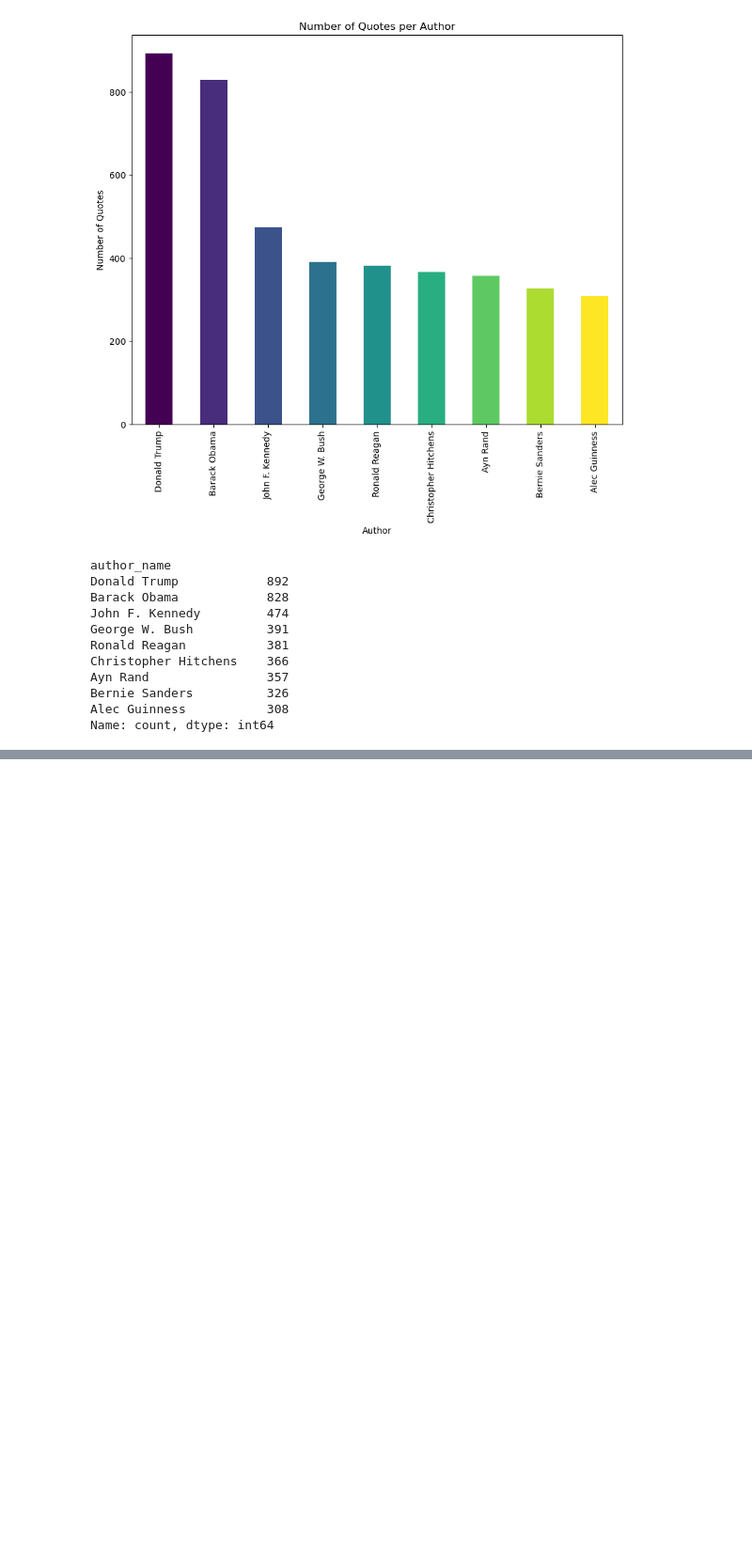
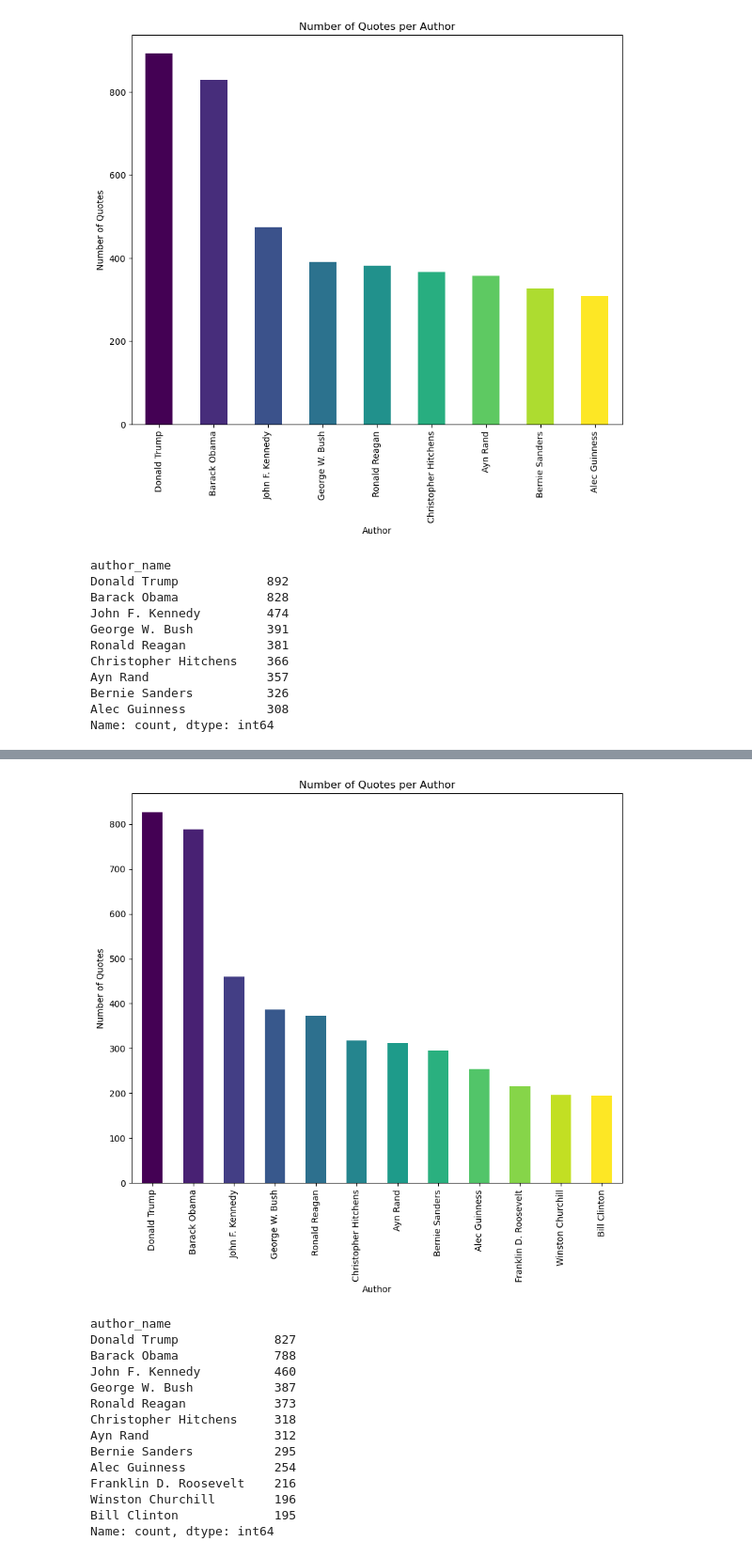
Before and after one commit to niconymanda/DADA, a Jupyter notebook: authorship_attribution/data.ipynb, the cells around one changed output, grey strips where cells are left out. Shown: that part at 94% size. Drawn from its saved outputs; the diff is of its cells as text; code cells hidden in the pictures; blank space fills up the shorter version.

```diff
--- a/authorship_attribution/data.ipynb
+++ b/authorship_attribution/data.ipynb
@@ -169,0 +190,4 @@ data.to_csv('../Data/WikiQuotes_final.csv', index=False)
+# %%
+import pandas as pd
+
+df = pd.read_csv('../../Data/WikiQuotes.csv')
@@ -169,0 +213,18 @@ data.to_csv('../Data/WikiQuotes_final.csv', index=False)
+# %%
+plot_author_quotes_count(df)
+# %% [output]
+[figure, added]
+author_name
+Donald Trump             827
+Barack Obama             788
+John F. Kennedy          460
+George W. Bush           387
+Ronald Reagan            373
+Christopher Hitchens     318
+Ayn Rand                 312
+Bernie Sanders           295
+Alec Guinness            254
+Franklin D. Roosevelt    216
+Winston Churchill        196
+Bill Clinton             195
+Name: count, dtype: int64
```
Also changed, not shown: parts of 5 cells of this notebook, 6 other files.
